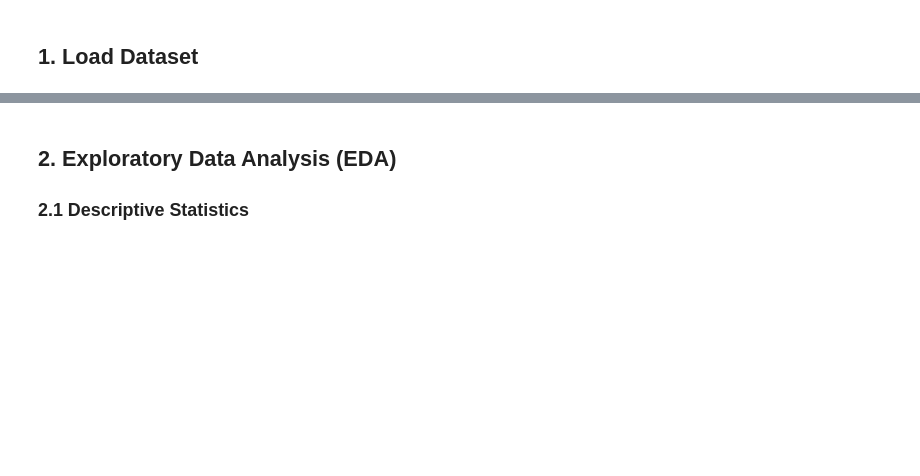
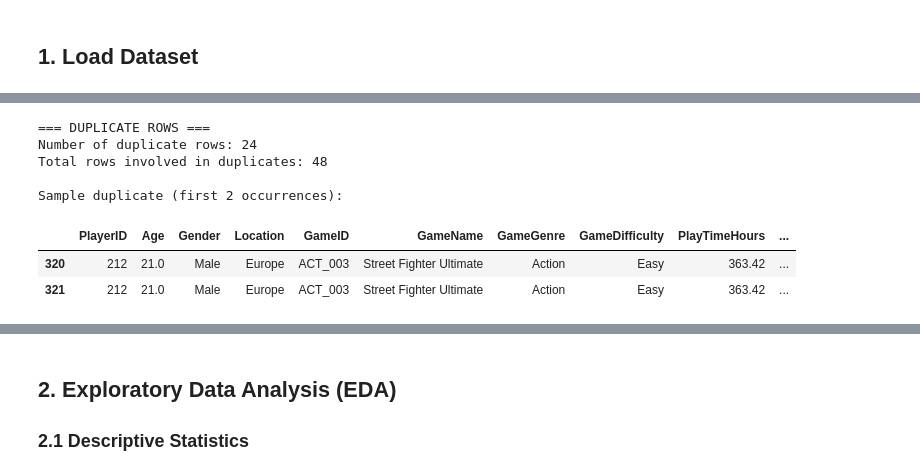
Before and after one commit to v3ngen/online-gaming-dataset, a Jupyter notebook: analysis_demo.ipynb, the cells around one changed output, grey strips where cells are left out. Saved outputs shown, nothing was run; the diff lists cells and outputs as text; code cells hidden in the pictures; blank space fills up the shorter version.

```diff
--- a/analysis_demo.ipynb
+++ b/analysis_demo.ipynb
@@ -53,0 +111,22 @@ display(df.head(10))
+# %%
+# 1. Check for duplicate rows
+print("=== DUPLICATE ROWS ===")
+n_duplicates = df.duplicated().sum()
+print(f"Number of duplicate rows: {n_duplicates}")
+
+if n_duplicates > 0:
+    duplicate_rows = df[df.duplicated(keep=False)].sort_values('PlayerID')
+    print(f"Total rows involved in duplicates: {len(duplicate_rows)}")
+    print(f"\nSample duplicate (first 2 occurrences):")
+    # Show first duplicate example
+    first_dup_id = duplicate_rows['PlayerID'].iloc[0]
+    display(duplicate_rows[duplicate_rows['PlayerID'] == first_dup_id].head(2))
+# %% [output]
+=== DUPLICATE ROWS ===
+Number of duplicate rows: 24
+Total rows involved in duplicates: 48
+
+Sample duplicate (first 2 occurrences):
+|  | PlayerID | Age | Gender | Location | GameID | GameName | GameGenre | GameDifficulty | PlayTimeHours | ... |
+| 320 | 212 | 21.0 | Male | Europe | ACT_003 | Street Fighter Ultimate | Action | Easy | 363.42 | ... |
+| 321 | 212 | 21.0 | Male | Europe | ACT_003 | Street Fighter Ultimate | Action | Easy | 363.42 | ... |
```
Also changed, not shown: parts of 39 cells of this notebook, 3 other files.
